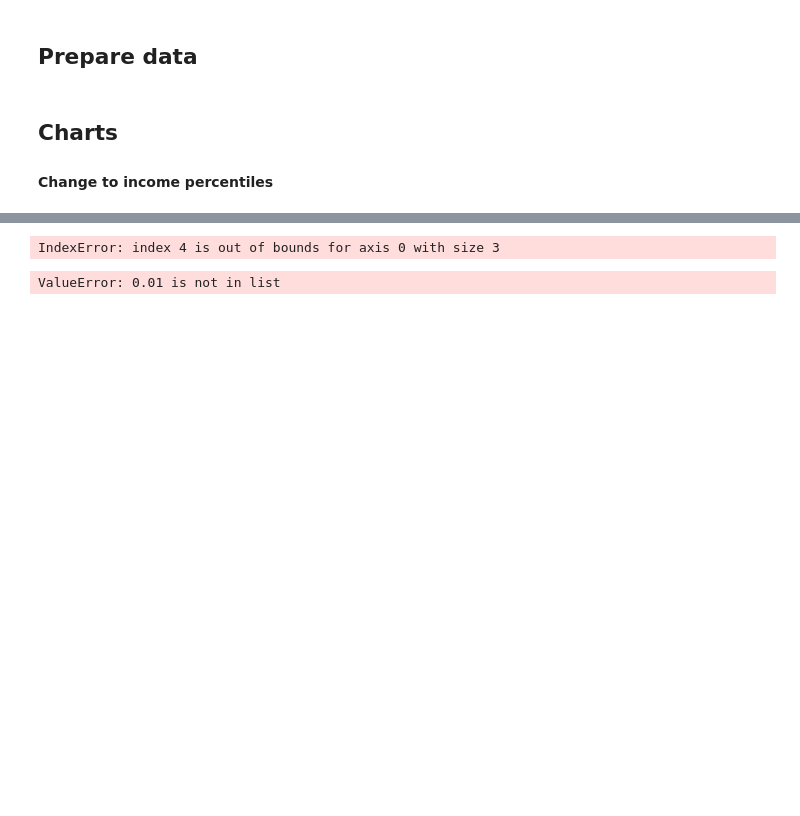
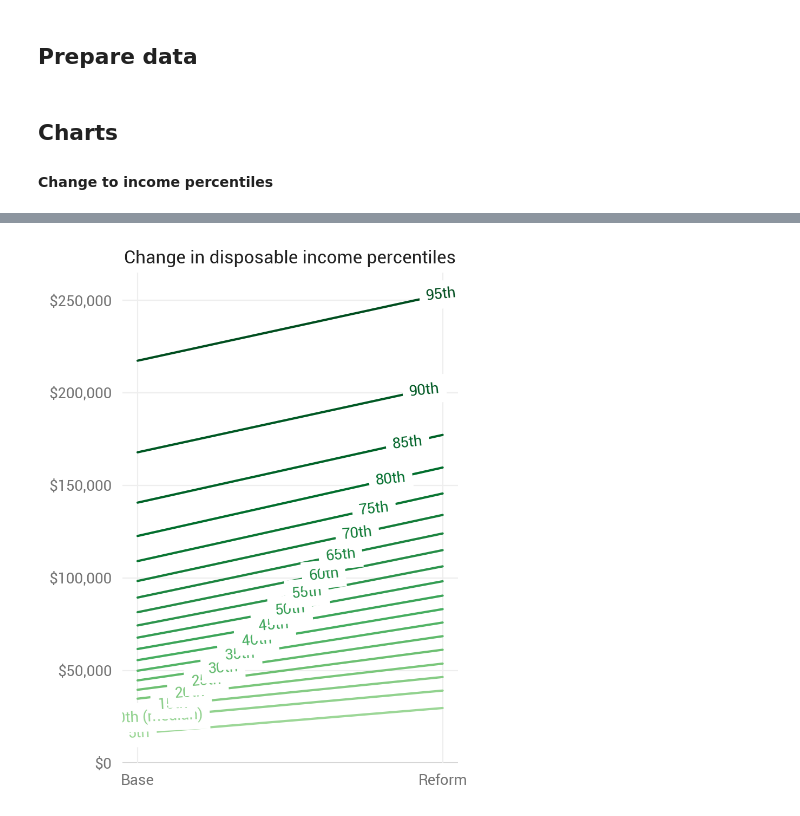
Before and after one commit to PSLmodels/microdf, a Jupyter notebook: examples/charts.ipynb, the cells around one changed output, grey strips where cells are left out. Cells and saved outputs as stored; diff of their text form; code cells hidden in the pictures; blank space fills up the shorter version.

Commit message:
Fix errors in quantile_chg

```diff
--- a/examples/charts.ipynb
+++ b/examples/charts.ipynb
@@ -41,10 +41,6 @@ ax = mdf.quantile_chg_plot(base.aftertax_income, reform.aftertax_income,
 # %%
 ax = mdf.quantile_chg_plot(base.aftertax_income, reform.aftertax_income,
                            base.XTOT_m, reform.XTOT_m,
-                           q=np.arange(0.25, 1, 0.25))
+                           q=np.arange(0.05, 1, 0.05))
 # %% [output]
-IndexError: index 4 is out of bounds for axis 0 with size 3
+[figure, added]
-# %%
-np.arange(0, 1, 0.1).tolist().index(0.01)
-# %% [output]
-ValueError: 0.01 is not in list
```
Also changed, not shown: parts of 2 cells of this notebook, 1 other file.
